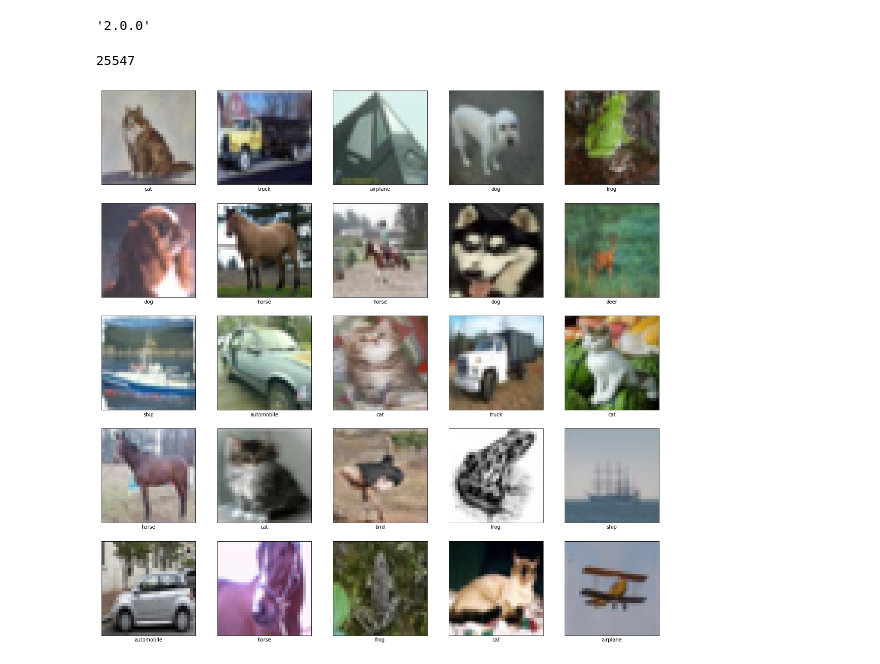
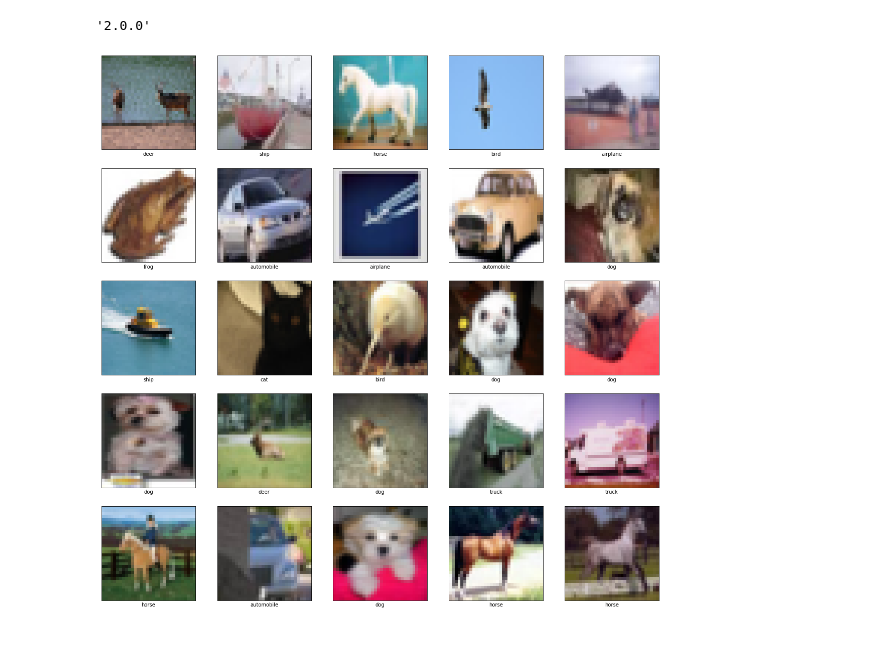
Before and after one commit to Aravinda89/TF_datapipeline, a Jupyter notebook: pipe_1.ipynb, the cells around one changed output. Saved outputs shown, nothing was run; the diff lists cells and outputs as text; code cells hidden in the pictures.

```diff
--- a/pipe_1.ipynb
+++ b/pipe_1.ipynb
@@ -9,25 +9,22 @@ import matplotlib.pyplot as plt
 from numpy.random import randint
 # %%
 (train_imgs, train_labels), (val_imgs, val_labels) = datasets.cifar10.load_data()
-# %%
-value[0]
-# %% [output]
-25547
+# %%
+train_imgs, val_imgs = train_imgs / 255.0, val_imgs / 255.0
 # %%
 class_names = ['airplane', 'automobile', 'bird', 'cat', 'deer',
                'dog', 'frog', 'horse', 'ship', 'truck']
 
-value = randint(0, 45000, 1)[0]
-random_index = value[0]
+random_index = randint(0, 45000, 1)[0]
 
 plt.figure(figsize=(20,20))
 for i in range(25):
     plt.subplot(5,5,i+1)
     plt.xticks([])
     plt.yticks([])
     plt.grid(False)
     plt.imshow(train_imgs[random_index+i], cmap=plt.cm.binary)
     plt.xlabel(class_names[train_labels[random_index+i][0]])
 plt.show()
 # %% [output]
-[figure, old version]
+[figure, new version]
```
Also changed, not shown: 1 other file.
